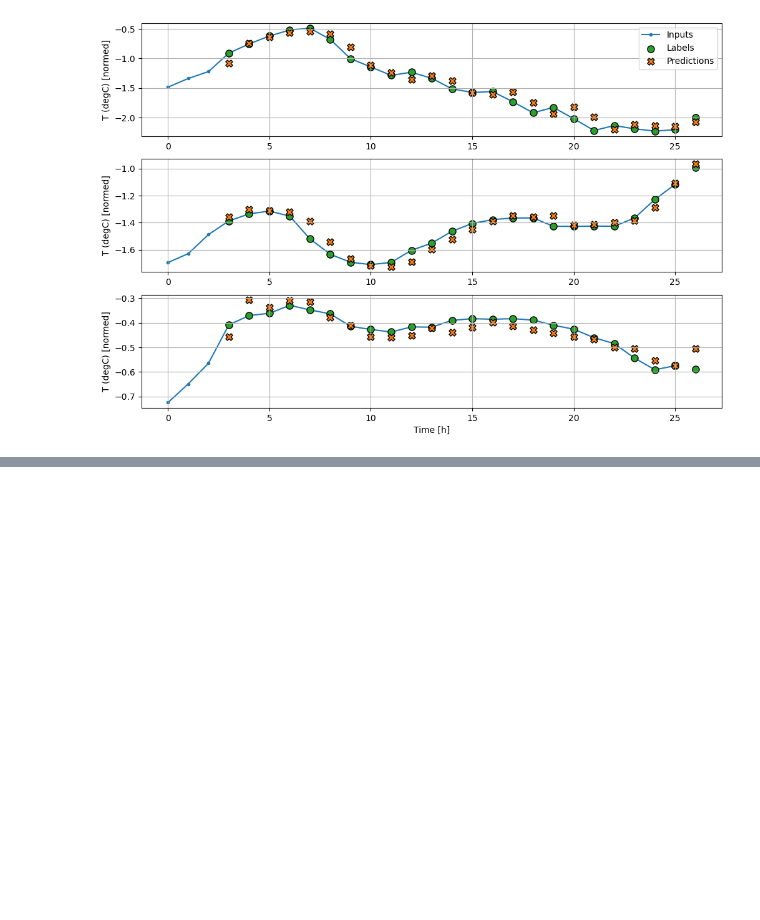
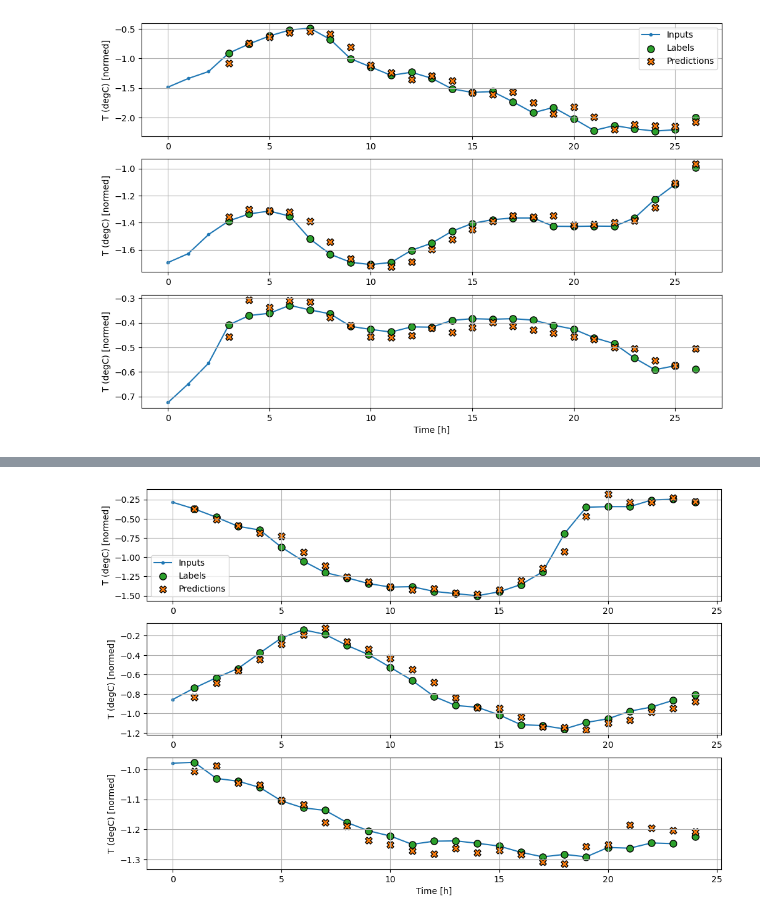
Before and after one commit to niebak/MOcode_testing, a Jupyter notebook: time_series_forecasting_RNN.ipynb, the cells around one changed output, grey strips where cells are left out. Saved outputs shown, nothing was run; the diff lists cells and outputs as text; code cells hidden in the pictures; blank space fills up the shorter version.

```diff
--- a/time_series_forecasting_RNN.ipynb
+++ b/time_series_forecasting_RNN.ipynb
@@ -554,0 +591,2 @@ As seen, the CNN is fairly good, and much better than the linear network. Next u
+# %%
+wide_window = WindowGenerator(input_width=24,label_width=24,shift=1)
@@ -554,0 +604,6 @@ As seen, the CNN is fairly good, and much better than the linear network. Next u
+# %%
+dense = tf.keras.Sequential([
+    tf.keras.layers.Dense(units=64, activation='relu'),
+    tf.keras.layers.Dense(units=64, activation='relu'),
+    tf.keras.layers.Dense(units=num_features)
+])
@@ -554,0 +633,4 @@ As seen, the CNN is fairly good, and much better than the linear network. Next u
+# %%
+wide_window.plot(dense)
+# %% [output]
+[figure, added]
```
Also changed, not shown: parts of 16 cells of this notebook.
